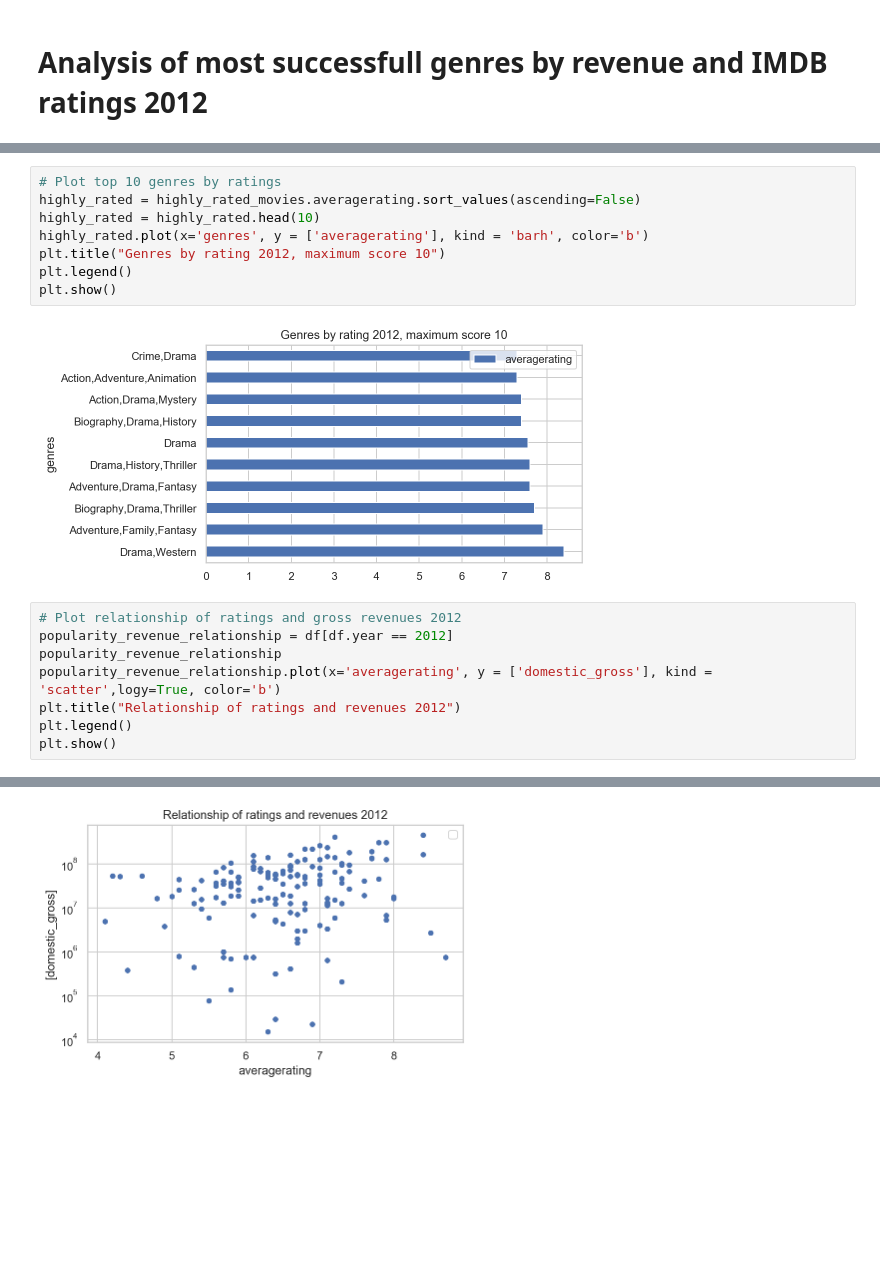
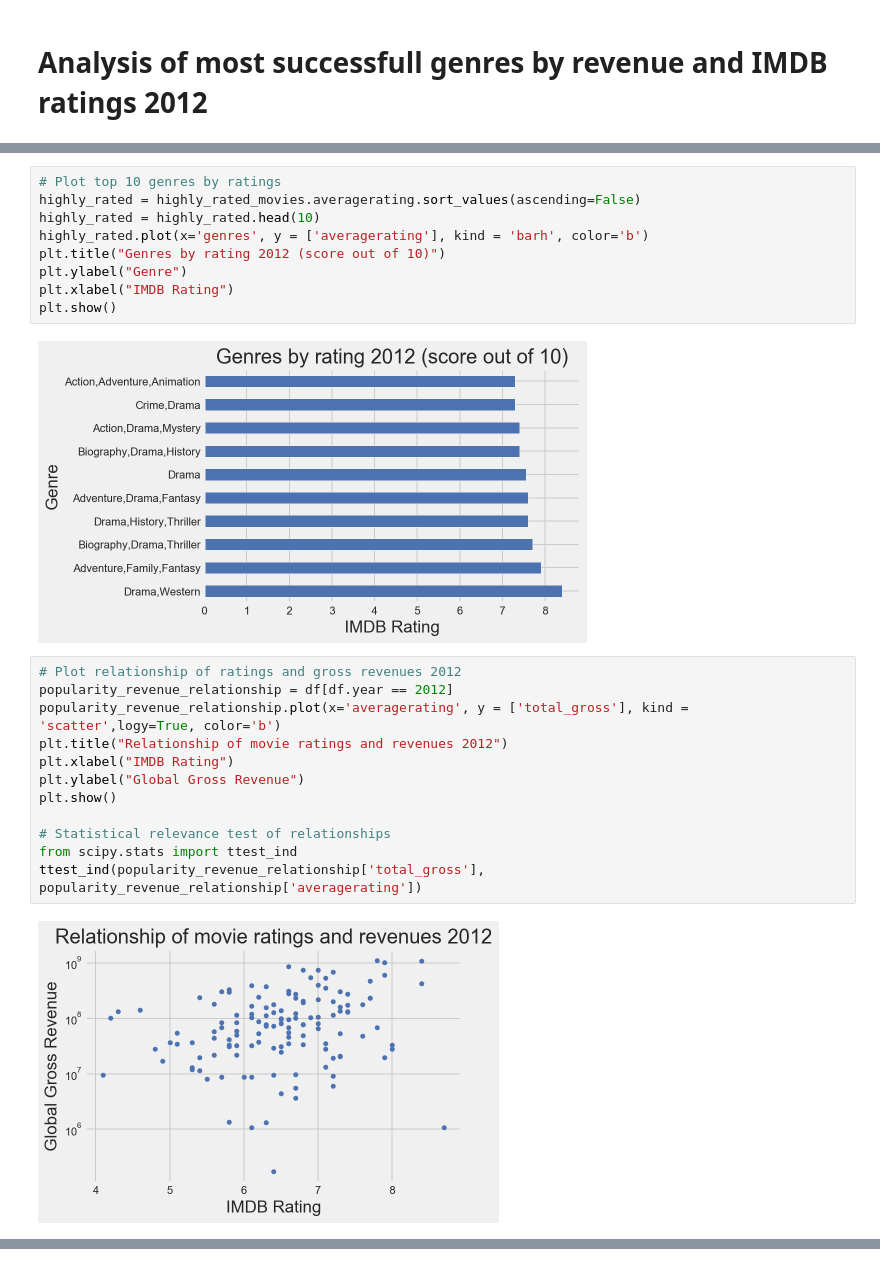
Before and after one commit to Reginald13/FirstProject, a Jupyter notebook: FirstProject_Reginald's branch.ipynb, the cells around one changed output, grey strips where cells are left out. Drawn from its saved outputs; the diff is of its cells as text; blank space fills up the shorter version.

```diff
--- a/FirstProject_Reginald's branch.ipynb
+++ b/FirstProject_Reginald's branch.ipynb
@@ -162,17 +119,23 @@ plt.show()
 highly_rated = highly_rated_movies.averagerating.sort_values(ascending=False)
 highly_rated = highly_rated.head(10)
 highly_rated.plot(x='genres', y = ['averagerating'], kind = 'barh', color='b')
-plt.title("Genres by rating 2012, maximum score 10")
-plt.legend()
+plt.title("Genres by rating 2012 (score out of 10)")
+plt.ylabel("Genre")
+plt.xlabel("IMDB Rating")
 plt.show()
 # %% [output]
-[figure, old version]
+[figure, new version]
 # %%
 # Plot relationship of ratings and gross revenues 2012
 popularity_revenue_relationship = df[df.year == 2012]
-popularity_revenue_relationship
-popularity_revenue_relationship.plot(x='averagerating', y = ['domestic_gross'], kind = 'scatter',logy=True, color='b')
-plt.title("Relationship of ratings and revenues 2012")
-plt.legend()
+popularity_revenue_relationship.plot(x='averagerating', y = ['total_gross'], kind = 'scatter',logy=True, color='b')
+plt.title("Relationship of movie ratings and revenues 2012")
+plt.xlabel("IMDB Rating")
+plt.ylabel("Global Gross Revenue")
 plt.show()
+
+# Statistical relevance test of relationships
+from scipy.stats import ttest_ind
+ttest_ind(popularity_revenue_relationship['total_gross'], popularity_revenue_relationship['averagerating'])
 # %% [output]
+[figure, new version]
@@ -180 +142,0 @@ WARNING:matplotlib.legend:No handles with labels found to put in legend.
-[figure, old version]
```
Also changed, not shown: parts of 14 cells of this notebook.
